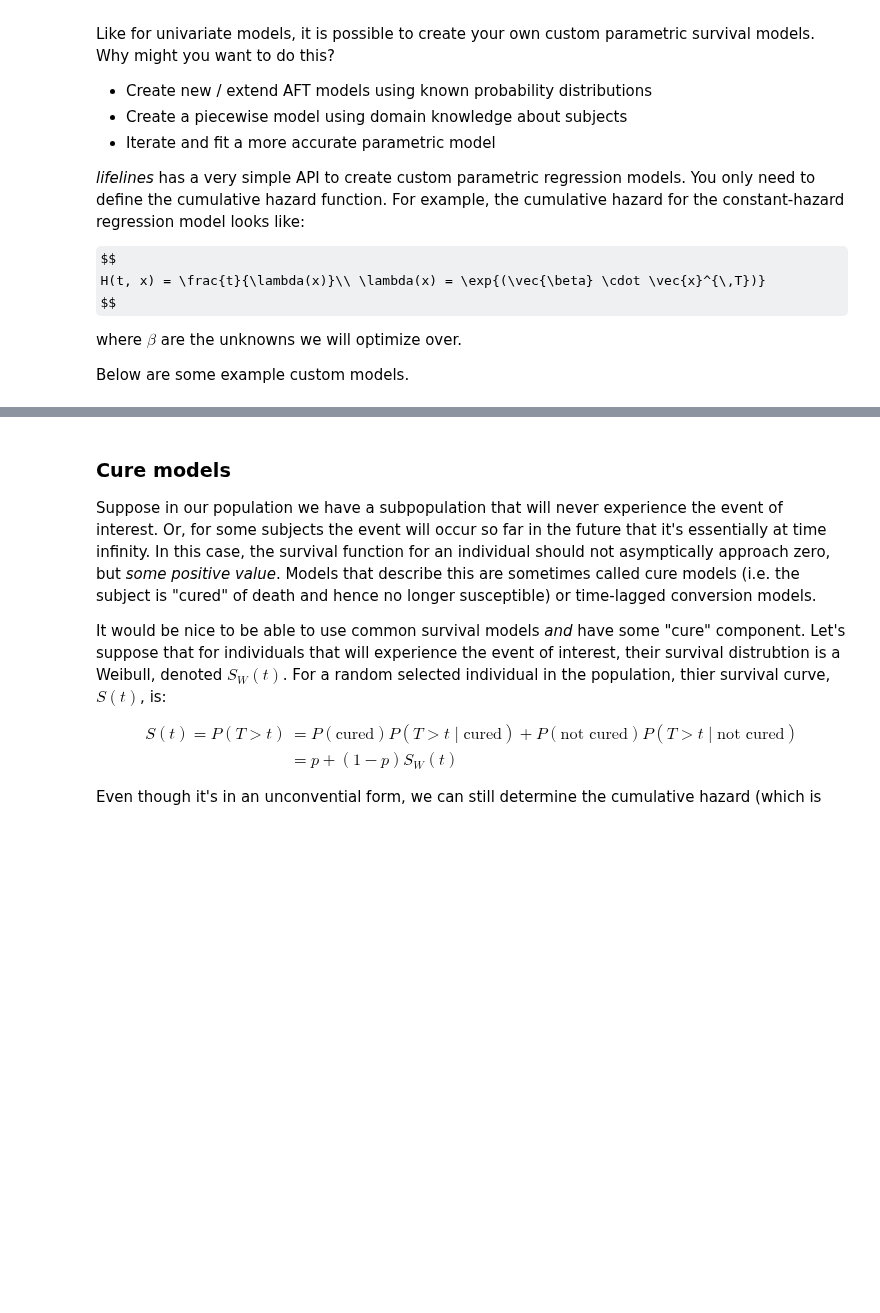
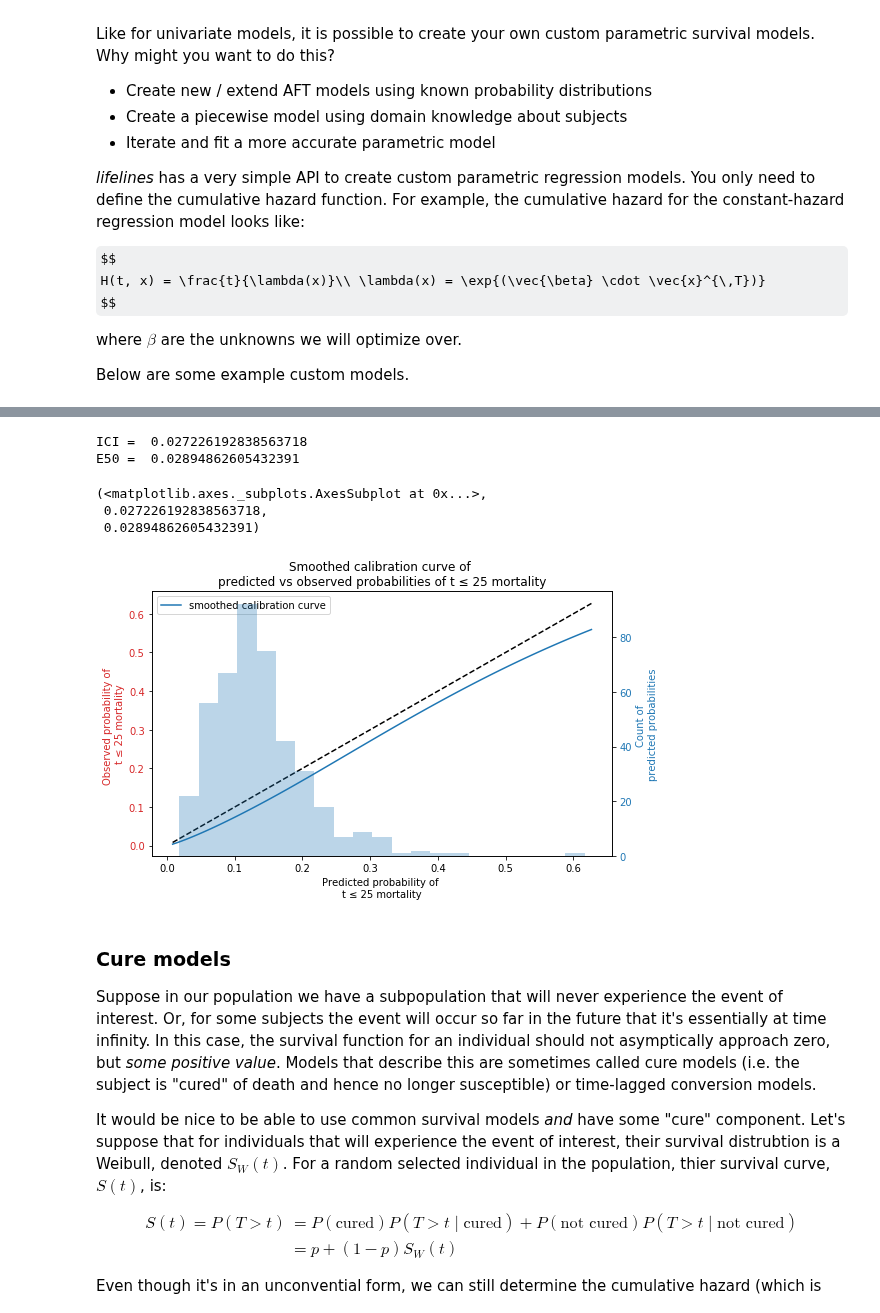
Before and after one commit to CamDavidsonPilon/lifelines, a Jupyter notebook: docs/jupyter_notebooks/Custom Regression Models.ipynb, the cells around one changed output, grey strips where cells are left out. Drawn from its saved outputs; the diff is of its cells as text; code cells hidden in the pictures; some formulas as TeX source; blank space fills up the shorter version.

```diff
--- a/docs/jupyter_notebooks/Custom Regression Models.ipynb
+++ b/docs/jupyter_notebooks/Custom Regression Models.ipynb
@@ -144,3 +70,16 @@ Text(0.5, 1.0, 'Predicted survival functions for selected subjects')
+# %%
+from lifelines.calibration import survival_probability_calibration
+
+fig, ax = plt.subplots(figsize=(8, 5))
+
+survival_probability_calibration(eaf, rossi, 25, ax=ax)
+# %% [output]
+ICI =  0.027226192838563718
+E50 =  0.02894862605432391
+(<matplotlib.axes._subplots.AxesSubplot at 0x...>,
+ 0.027226192838563718,
+ 0.02894862605432391)
+[figure, added]
 # %% [markdown]
 ### Cure models
 
```
Also changed, not shown: parts of 10 cells of this notebook, 2 other files.
